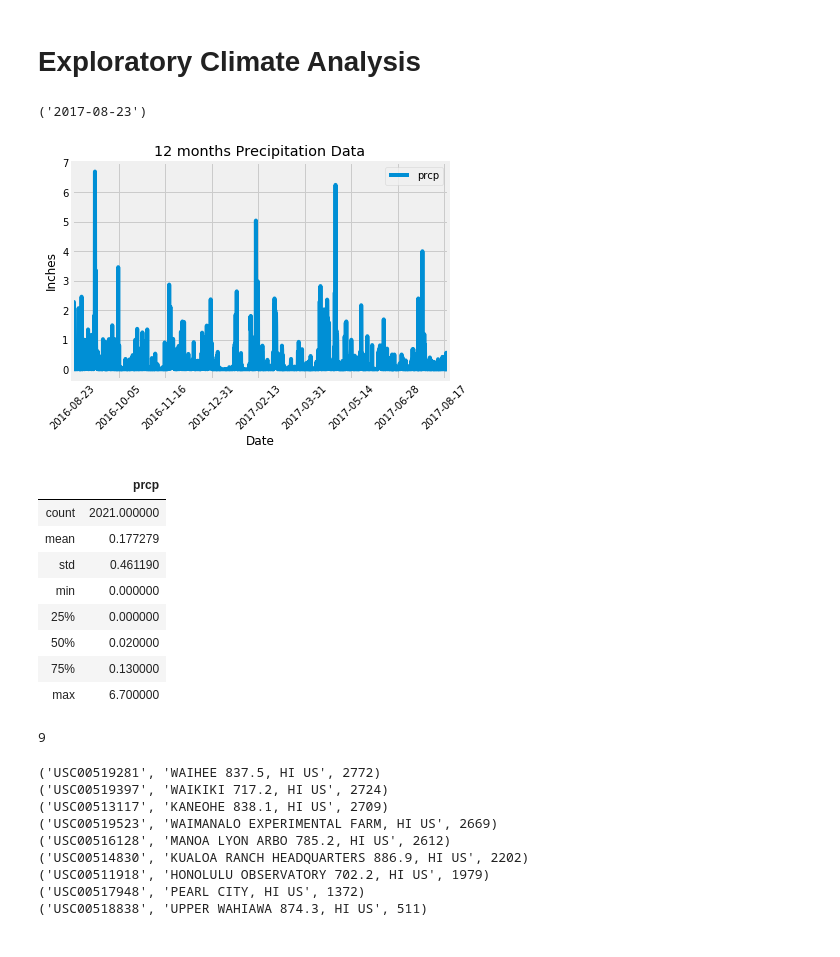
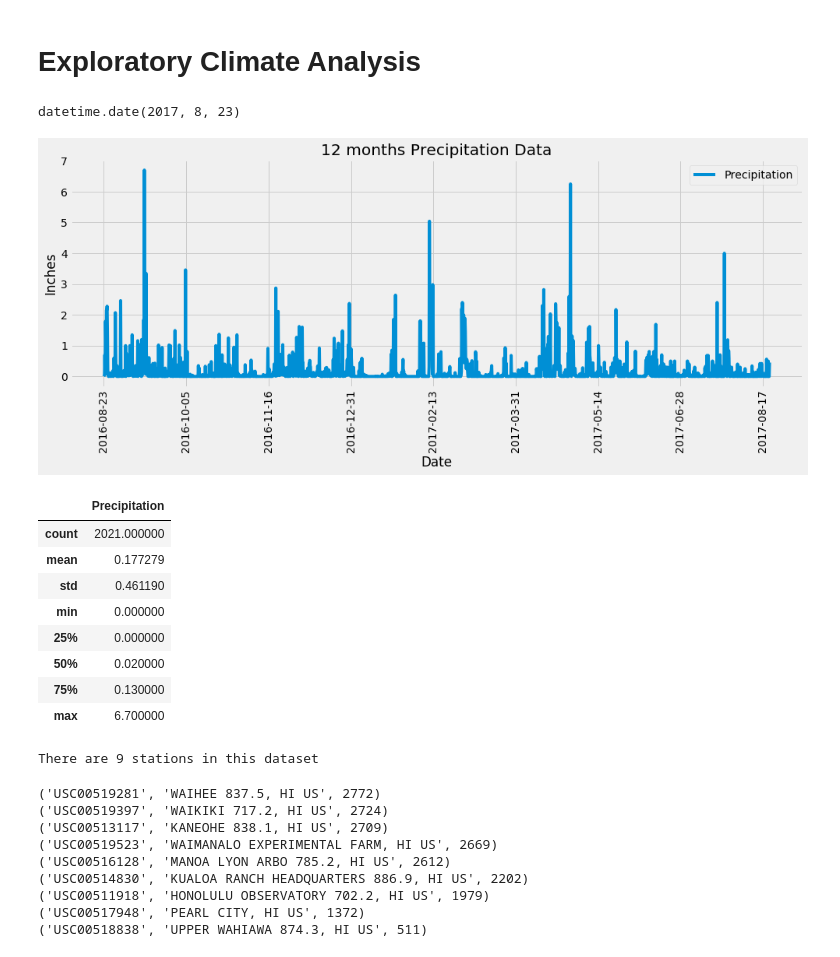
Before and after one commit to Jose2512/sqlalchemy-challenge, a Jupyter notebook: climate_starter.ipynb, the cells around one changed output. Saved outputs shown, nothing was run; the diff lists cells and outputs as text; code cells hidden in the pictures.

```diff
--- a/climate_starter.ipynb
+++ b/climate_starter.ipynb
@@ -41,40 +41,42 @@ session = Session(bind=engine)
 # Exploratory Climate Analysis
 # %%
 last_date = session.query(Measurement.date).order_by(Measurement.date.desc()).first()
-last_date
+last_date_str = str(last_date[0]).split("-")
+last_date_dt = dt.date(int(last_date_str[0]),int(last_date_str[1]),int(last_date_str[2]))
+last_date_dt
 # %% [output]
-('2017-08-23')
+datetime.date(2017, 8, 23)
 # %%
 # Design a query to retrieve the last 12 months of precipitation data and plot the results
 prec_last12 = session.query(Measurement.date, Measurement.prcp).\
-filter(Measurement.date <= "2017-08-23").\
-filter(Measurement.date >= "2016-08-23").all()
+filter(Measurement.date <= last_date_dt).\
+filter(Measurement.date >= (last_date_dt-dt.timedelta(days=365))).all()
 
 # Calculate the date 1 year ago from the last data point in the database
 
 # Perform a query to retrieve the data and precipitation scores
 
 # Save the query results as a Pandas DataFrame and set the index to the date column
 
 # Sort the dataframe by date
-measurement_df = pd.DataFrame(prec_last12)
+measurement_df = pd.DataFrame(prec_last12, columns=('date', 'Precipitation'))
 measurement_df = measurement_df.dropna()
 measurement_df = measurement_df.sort_values(by='date')
 measurement_df = measurement_df.set_index('date')
 measurement_df.head()
 # Use Pandas Plotting with Matplotlib to plot the data
-measurement_df.plot(title='12 months Precipitation Data')
+measurement_df.plot(title='12 months Precipitation Data', figsize=(15,5))
 plt.xlabel('Date')
 plt.ylabel('Inches')
-plt.xticks(rotation=45)
+plt.xticks(rotation=90)
 plt.show()
 # %% [output]
-[figure, old version]
+[figure, new version]
 # %%
 # Use Pandas to calcualte the summary statistics for the precipitation data
 measurement_df.describe()
 # %% [output]
-|  | prcp |
+|  | Precipitation |
 | count | 2021.000000 |
 | mean | 0.177279 |
 | std | 0.461190 |
@@ -86,9 +88,10 @@ measurement_df.describe()
 # %%
 # Design a query to show how many stations are available in this dataset?
 num_stations = session.query(Station).count()
-num_stations
+
+print(f'There are {num_stations} stations in this dataset')
 # %% [output]
-9
+There are 9 stations in this dataset
 # %%
 # What are the most active stations? (i.e. what stations have the most rows)?
 # List the stations and the counts in descending order.
```
Also changed, not shown: parts of 3 cells of this notebook, 1 other file.
